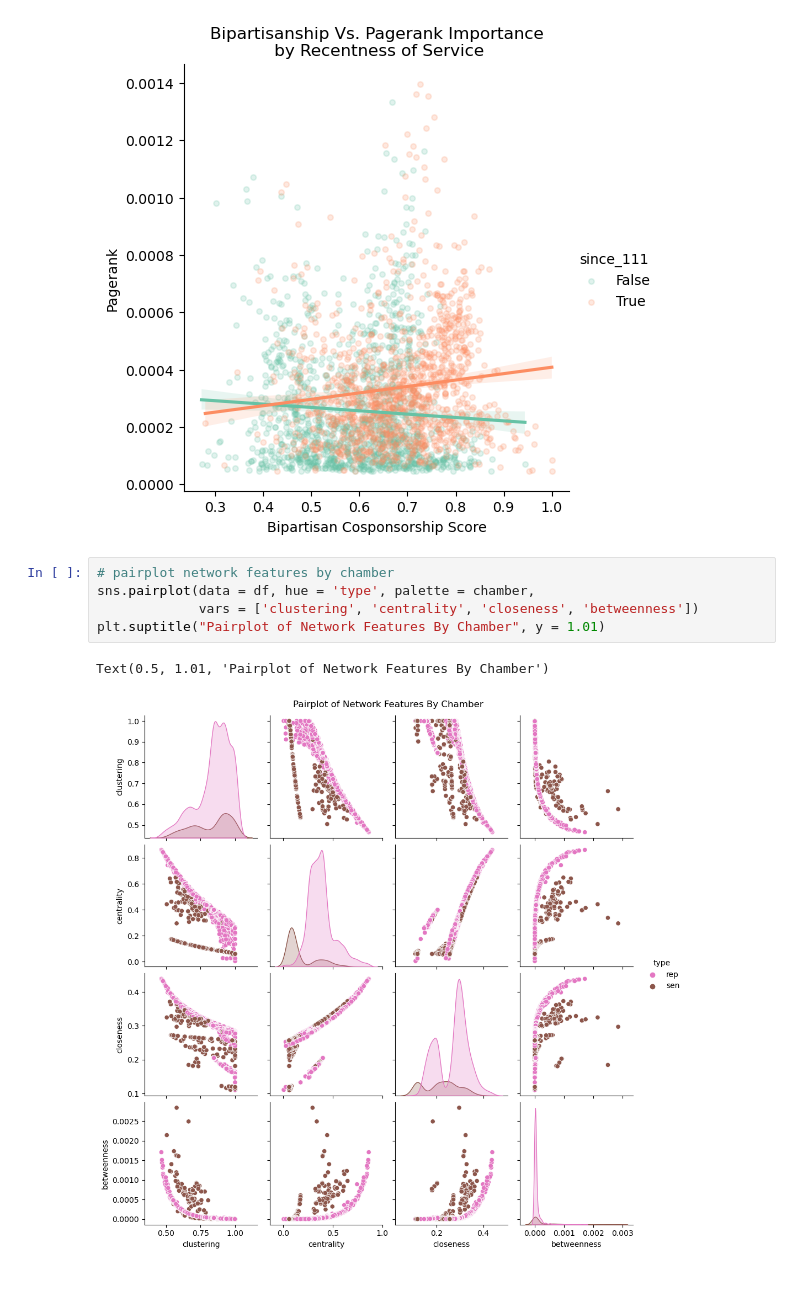
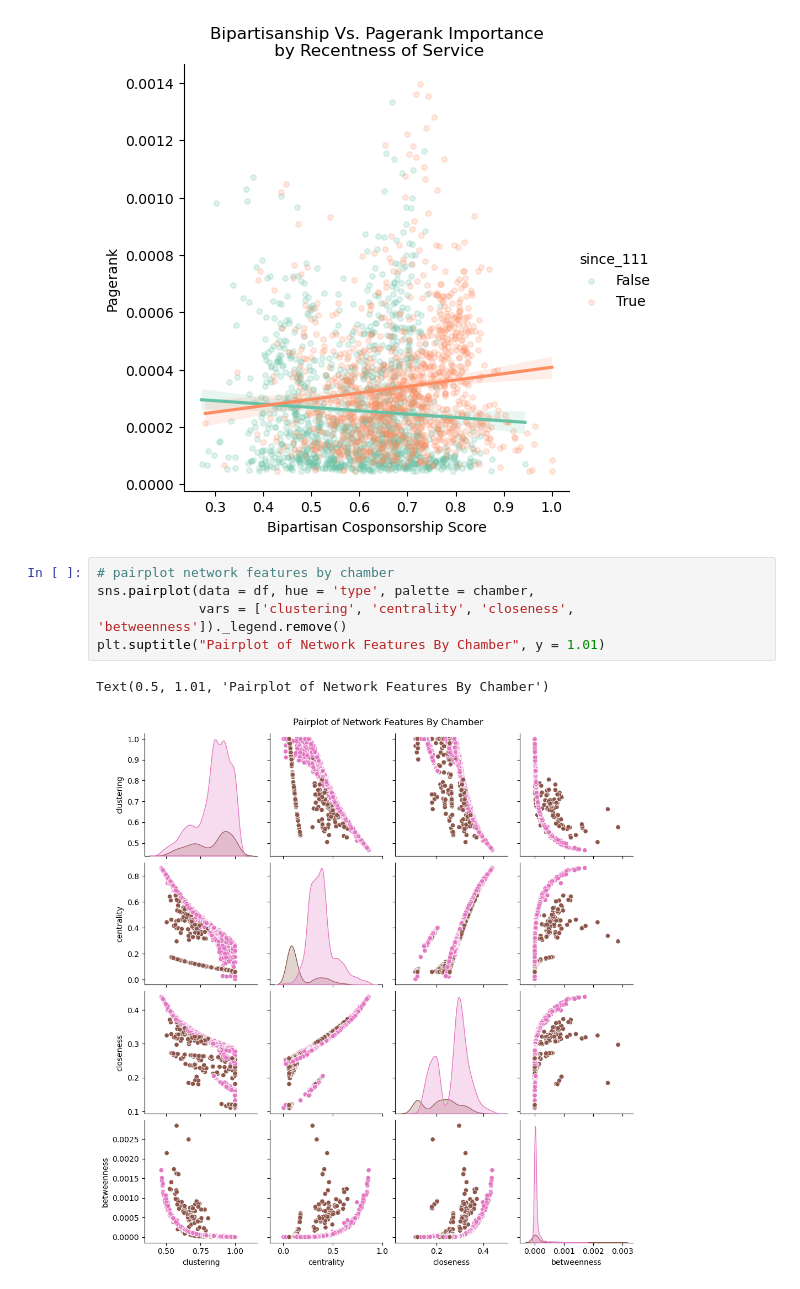
Before and after one commit to hhuntz/congressional_networks, a Jupyter notebook: visualization.ipynb, the cells around one changed output. Saved outputs shown, nothing was run; the diff lists cells and outputs as text.

```diff
--- a/visualization.ipynb
+++ b/visualization.ipynb
@@ -178,8 +195,8 @@ Text(0.5, 1.0, 'Bipartisanship Vs. Pagerank Importance\n by Recentness of Servic
 # %%
 # pairplot network features by chamber
 sns.pairplot(data = df, hue = 'type', palette = chamber,
-             vars = ['clustering', 'centrality', 'closeness', 'betweenness'])
+             vars = ['clustering', 'centrality', 'closeness', 'betweenness'])._legend.remove()
 plt.suptitle("Pairplot of Network Features By Chamber", y = 1.01)
 # %% [output]
 Text(0.5, 1.01, 'Pairplot of Network Features By Chamber')
-[figure, old version]
+[figure, new version]
```
Also changed, not shown: parts of 4 cells of this notebook.
